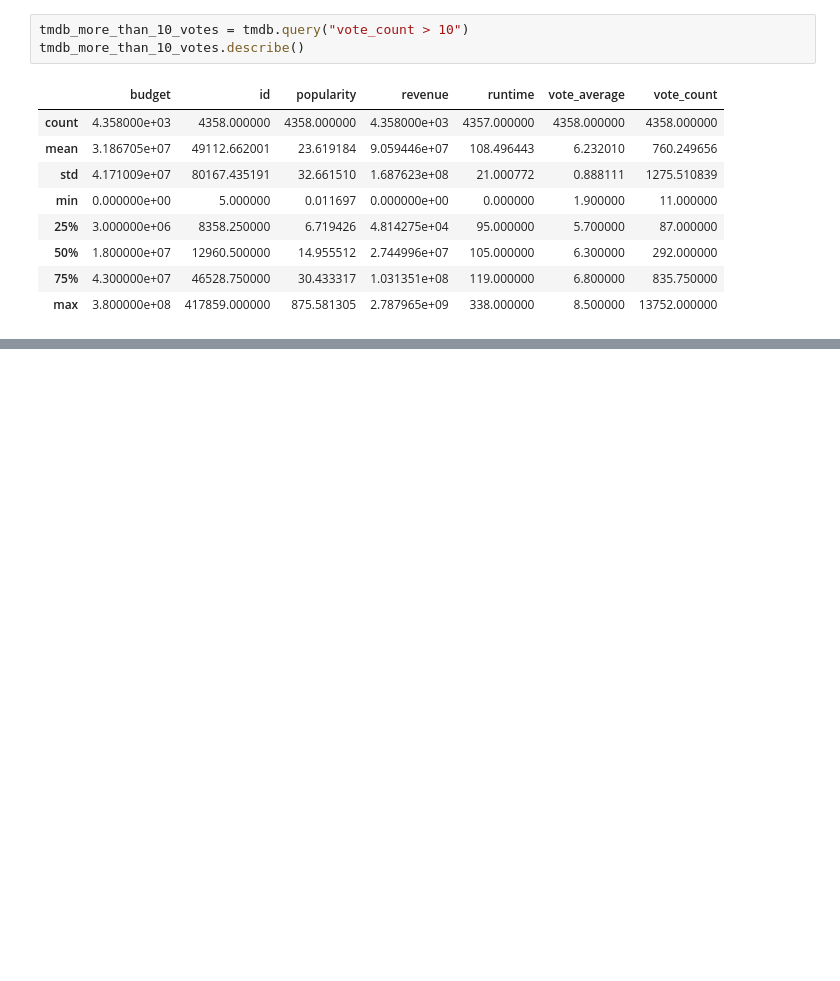
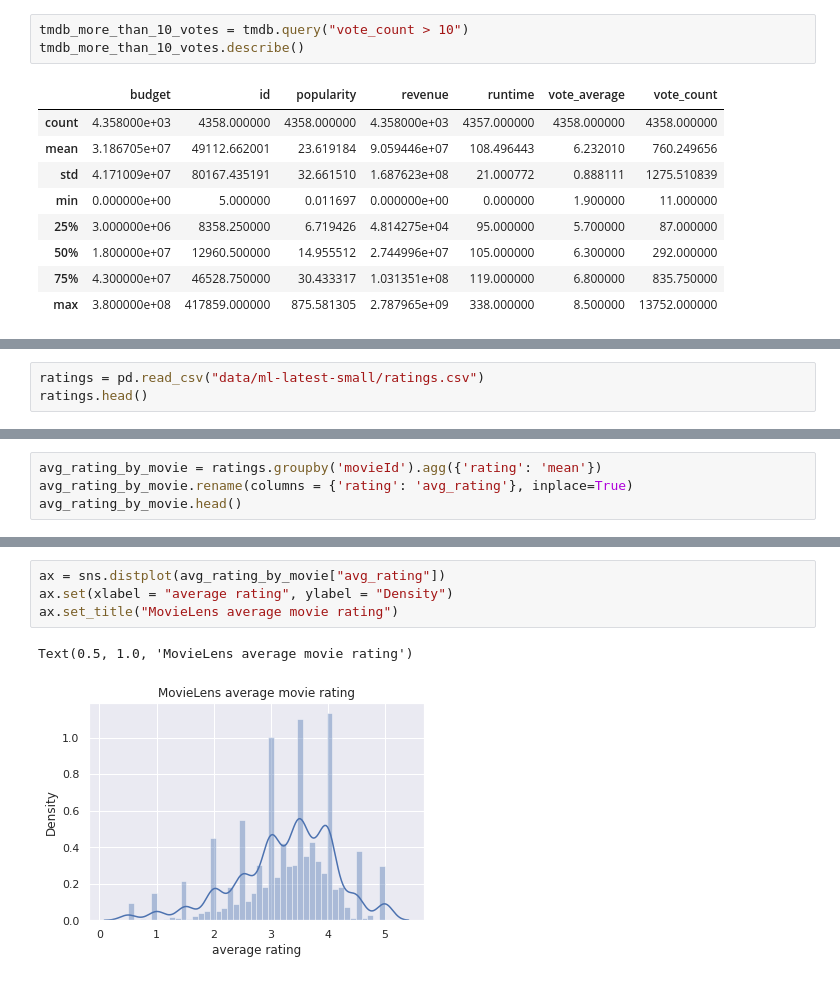
Before and after one commit to luamzi/Alura-Movie-Data-Analysis, a Jupyter notebook: Data_Science_Tests_Introduction.ipynb, the cells around one changed output, grey strips where cells are left out. Cells and saved outputs as stored; diff of their text form; blank space fills up the shorter version.

```diff
--- a/Data_Science_Tests_Introduction.ipynb
+++ b/Data_Science_Tests_Introduction.ipynb
@@ -102,0 +109,3 @@ ax.set_xlabel("vote average");
+# %%
+ratings = pd.read_csv("data/ml-latest-small/ratings.csv")
+ratings.head()
@@ -102,0 +121,4 @@ ax.set_xlabel("vote average");
+# %%
+avg_rating_by_movie = ratings.groupby('movieId').agg({'rating': 'mean'})
+avg_rating_by_movie.rename(columns = {'rating': 'avg_rating'}, inplace=True)
+avg_rating_by_movie.head()
@@ -102,0 +133,7 @@ ax.set_xlabel("vote average");
+# %%
+ax = sns.distplot(avg_rating_by_movie["avg_rating"])
+ax.set(xlabel = "average rating", ylabel = "Density")
+ax.set_title("MovieLens average movie rating")
+# %% [output]
+Text(0.5, 1.0, 'MovieLens average movie rating')
+[figure, added]
```
Also changed, not shown: parts of 20 cells of this notebook.
